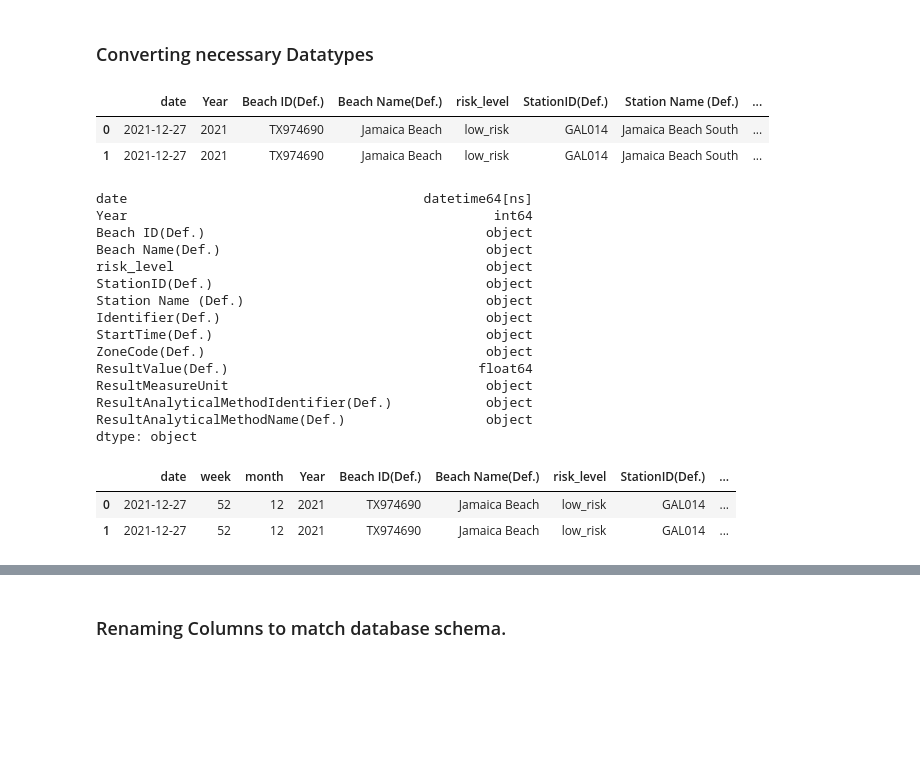
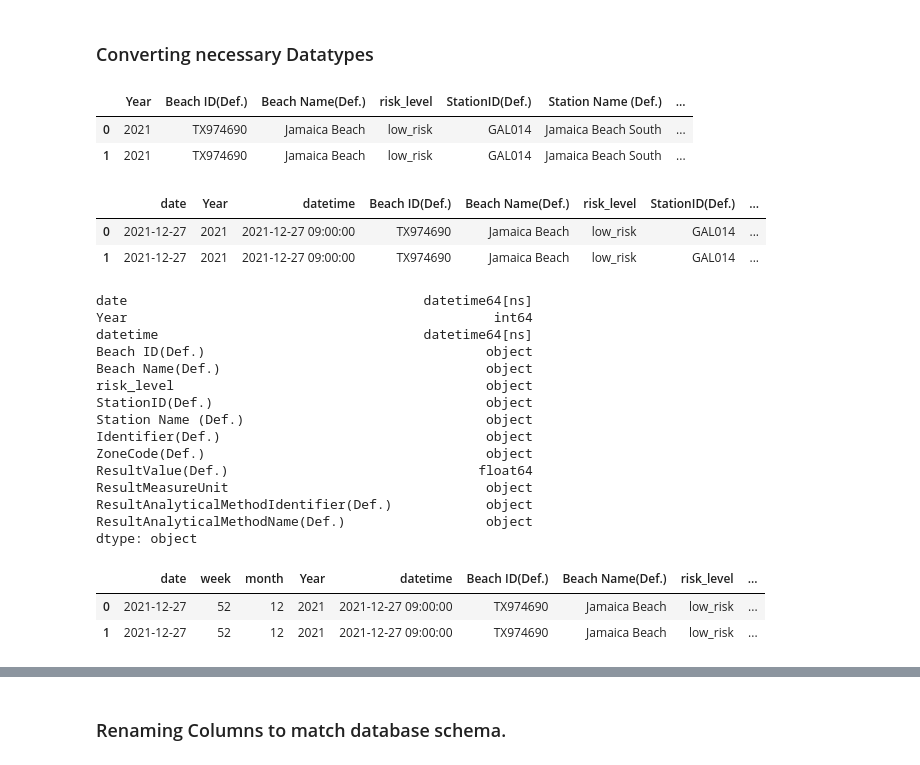
Before and after one commit to david-garza/enterococci_prediction_analysis, a Jupyter notebook: ETL/ETL.ipynb, the cells around one changed output, grey strips where cells are left out. Saved outputs shown, nothing was run; the diff lists cells and outputs as text; code cells hidden in the pictures; blank space fills up the shorter version.

Commit message:
added code to create a new column called "datetime".

```diff
--- a/ETL/ETL.ipynb
+++ b/ETL/ETL.ipynb
@@ -393,37 +398,70 @@ CST     6440
 Name: ZoneCode(Def.), dtype: int64
 # %% [markdown]
 ### Converting necessary Datatypes
+# %%
+# create a concat column for time and date (it is going to be dropped later).
+water_quality_df["cat"] = water_quality_df["StartDate(Def.)"] + " " + water_quality_df["StartTime(Def.)"]
+
+# Convert the column 'StartDate(Def.)' from object to datetime.
+water_quality_df["datetime"]=water_quality_df["cat"].apply(lambda x:datetime.strptime(x,"%d-%b-%y %I:%M:%S %p"))
+
+# Convert the column 'StartDate(Def.)' from object to datetime.
+water_quality_df["date"]=water_quality_df["StartDate(Def.)"].apply(lambda x:datetime.strptime(x,"%d-%b-%y"))
+
+water_quality_df.head(2)
+# water_quality_df["time"]= water_quality_df["StartTime(Def.)"].apply(lambda x:datetime.strptime(x,"%I:%M:%S %p").strftime("%H:%M:%S"))
+
+
+
+# water_quality_df["datetime"] = pd.to_datetime(water_quality_df['date'] + water_quality_df['time'], format='%M-%D-%Y %H:%M:%S')
+# %% [output]
+|  | Year | Beach ID(Def.) | Beach Name(Def.) | risk_level | StationID(Def.) | Station Name (Def.) | ... |
+| 0 | 2021 | TX974690 | Jamaica Beach | low_risk | GAL014 | Jamaica Beach South | ... |
+| 1 | 2021 | TX974690 | Jamaica Beach | low_risk | GAL014 | Jamaica Beach South | ... |
 # %%
-# Convert the column 'StartDate(Def.)' from object to datetime.
-water_quality_df["date"]=water_quality_df["StartDate(Def.)"].apply(lambda x:datetime.strptime(x,"%d-%b-%y"))
-
-# Shift column "Date" to first position
+# Shift column "date" to first position
 first_column = water_quality_df.pop("date")
 
 # Insert column using insert(position,column_name,first_column) function
 water_quality_df.insert(0, "date", first_column)
 
 # Drop the old column "StartDate(Def.)", which is now replaced by the column "date".
 water_quality_df = water_quality_df.drop(columns=["StartDate(Def.)"])
 
+
+
+
+# Shift column "datetime" to second position
+second_column = water_quality_df.pop("datetime")
+
+# Insert column using insert(position,column_name,first_column) function
+water_quality_df.insert(2, "datetime", second_column)
+
+
+# drop the column "StartTime(Def.)"
+water_quality_df = water_quality_df.drop(columns=["StartTime(Def.)"])
+
+# drop the column "cat".
+water_quality_df = water_quality_df.drop(columns=["cat"])
+
 water_quality_df.head(2)
 # %% [output]
-|  | date | Year | Beach ID(Def.) | Beach Name(Def.) | risk_level | StationID(Def.) | Station Name (Def.) | ... |
-| 0 | 2021-12-27 | 2021 | TX974690 | Jamaica Beach | low_risk | GAL014 | Jamaica Beach South | ... |
-| 1 | 2021-12-27 | 2021 | TX974690 | Jamaica Beach | low_risk | GAL014 | Jamaica Beach South | ... |
+|  | date | Year | datetime | Beach ID(Def.) | Beach Name(Def.) | risk_level | StationID(Def.) | ... |
+| 0 | 2021-12-27 | 2021 | 2021-12-27 09:00:00 | TX974690 | Jamaica Beach | low_risk | GAL014 | ... |
+| 1 | 2021-12-27 | 2021 | 2021-12-27 09:00:00 | TX974690 | Jamaica Beach | low_risk | GAL014 | ... |
 # %%
 # Check the datatypes to make sure the datime conversion was successful.
 water_quality_df.dtypes
 # %% [output]
 date                                      datetime64[ns]
 Year                                               int64
+datetime                                  datetime64[ns]
 Beach ID(Def.)                                    object
 Beach Name(Def.)                                  object
 risk_level                                        object
 StationID(Def.)                                   object
 Station Name (Def.)                               object
 Identifier(Def.)                                  object
-StartTime(Def.)                                   object
 ZoneCode(Def.)                                    object
 ResultValue(Def.)                                float64
 ResultMeasureUnit                                 object
@@ -460,6 +498,6 @@ water_quality_df.insert(2, "month", third_column)
 
 water_quality_df.head(2)
 # %% [output]
-|  | date | week | month | Year | Beach ID(Def.) | Beach Name(Def.) | risk_level | StationID(Def.) | ... |
-| 0 | 2021-12-27 | 52 | 12 | 2021 | TX974690 | Jamaica Beach | low_risk | GAL014 | ... |
-| 1 | 2021-12-27 | 52 | 12 | 2021 | TX974690 | Jamaica Beach | low_risk | GAL014 | ... |
+|  | date | week | month | Year | datetime | Beach ID(Def.) | Beach Name(Def.) | risk_level | ... |
+| 0 | 2021-12-27 | 52 | 12 | 2021 | 2021-12-27 09:00:00 | TX974690 | Jamaica Beach | low_risk | ... |
+| 1 | 2021-12-27 | 52 | 12 | 2021 | 2021-12-27 09:00:00 | TX974690 | Jamaica Beach | low_risk | ... |
```
Also changed, not shown: parts of 4 cells of this notebook.
